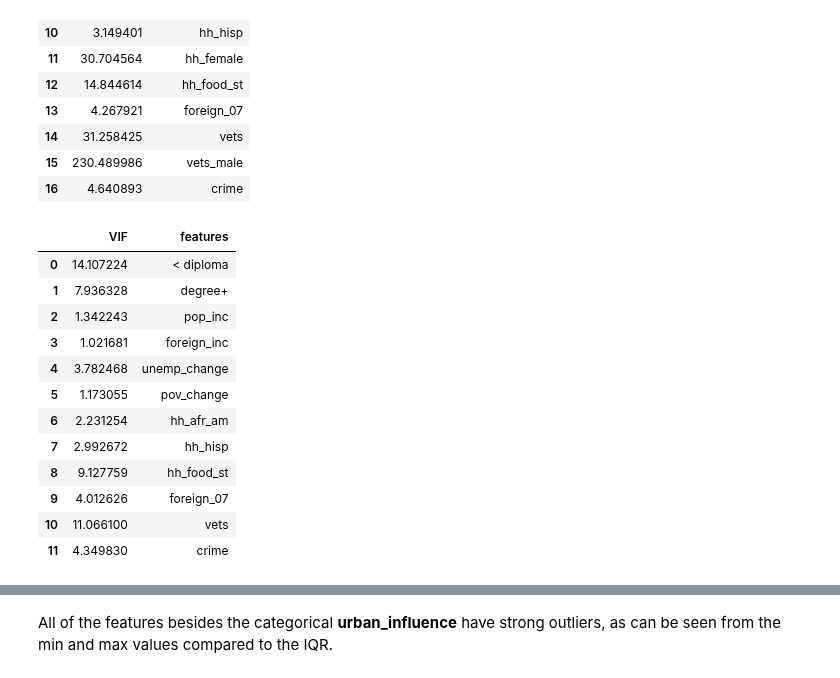
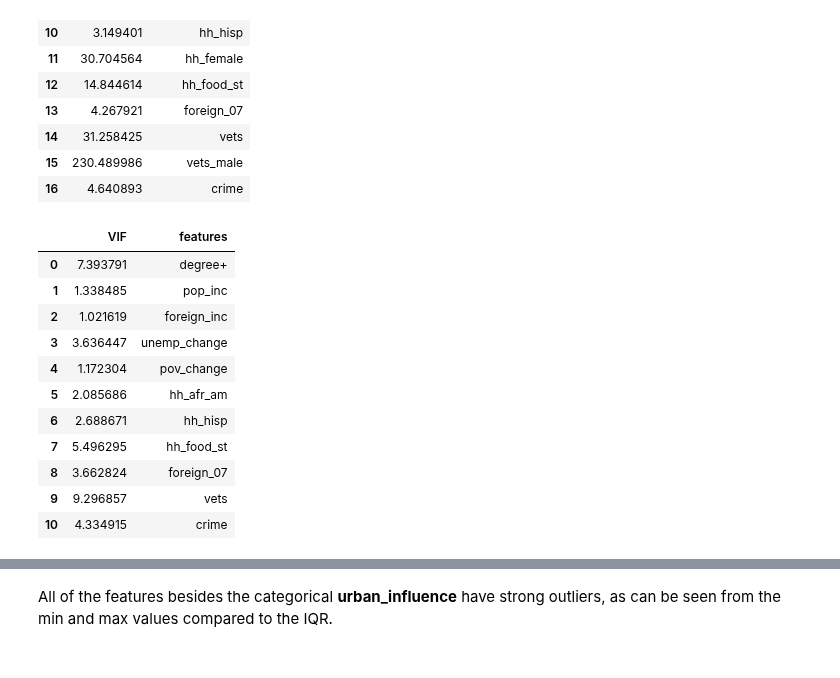
Before and after one commit to vincegiorno/drug_deaths, a Jupyter notebook: drug_deaths.ipynb, the cells around one changed output, grey strips where cells are left out. Drawn from its saved outputs; the diff is of its cells as text; code cells hidden in the pictures.

```diff
--- a/drug_deaths.ipynb
+++ b/drug_deaths.ipynb
@@ -457,28 +485,27 @@ vif
 | 16 | 4.640893 | crime |
 # %%
 max_VIF = max(vif['VIF'])
-while max_VIF > 15:
+while max_VIF > 10:
     remove = remove + list(vif[vif['VIF'] == max_VIF]['features'])
     features = data.drop(remove, axis=1)
     vif = pd.DataFrame()
     vif["VIF"] = [variance_inflation_factor(features.values, i) for i in range(features.shape[1])]
     vif["features"] = features.columns
     max_VIF = max(vif['VIF'])
 vif
 # %% [output]
 |  | VIF | features |
-| 0 | 14.107224 | < diploma |
-| 1 | 7.936328 | degree+ |
-| 2 | 1.342243 | pop_inc |
-| 3 | 1.021681 | foreign_inc |
-| 4 | 3.782468 | unemp_change |
-| 5 | 1.173055 | pov_change |
-| 6 | 2.231254 | hh_afr_am |
-| 7 | 2.992672 | hh_hisp |
-| 8 | 9.127759 | hh_food_st |
-| 9 | 4.012626 | foreign_07 |
-| 10 | 11.066100 | vets |
-| 11 | 4.349830 | crime |
+| 0 | 7.393791 | degree+ |
+| 1 | 1.338485 | pop_inc |
+| 2 | 1.021619 | foreign_inc |
+| 3 | 3.636447 | unemp_change |
+| 4 | 1.172304 | pov_change |
+| 5 | 2.085686 | hh_afr_am |
+| 6 | 2.688671 | hh_hisp |
+| 7 | 5.496295 | hh_food_st |
+| 8 | 3.662824 | foreign_07 |
+| 9 | 9.296857 | vets |
+| 10 | 4.334915 | crime |
 # %%
 features1 = list(vif['features']) + ['urban_influence', 'death_rate']
 # %%
```
Also changed, not shown: parts of 88 cells of this notebook.
